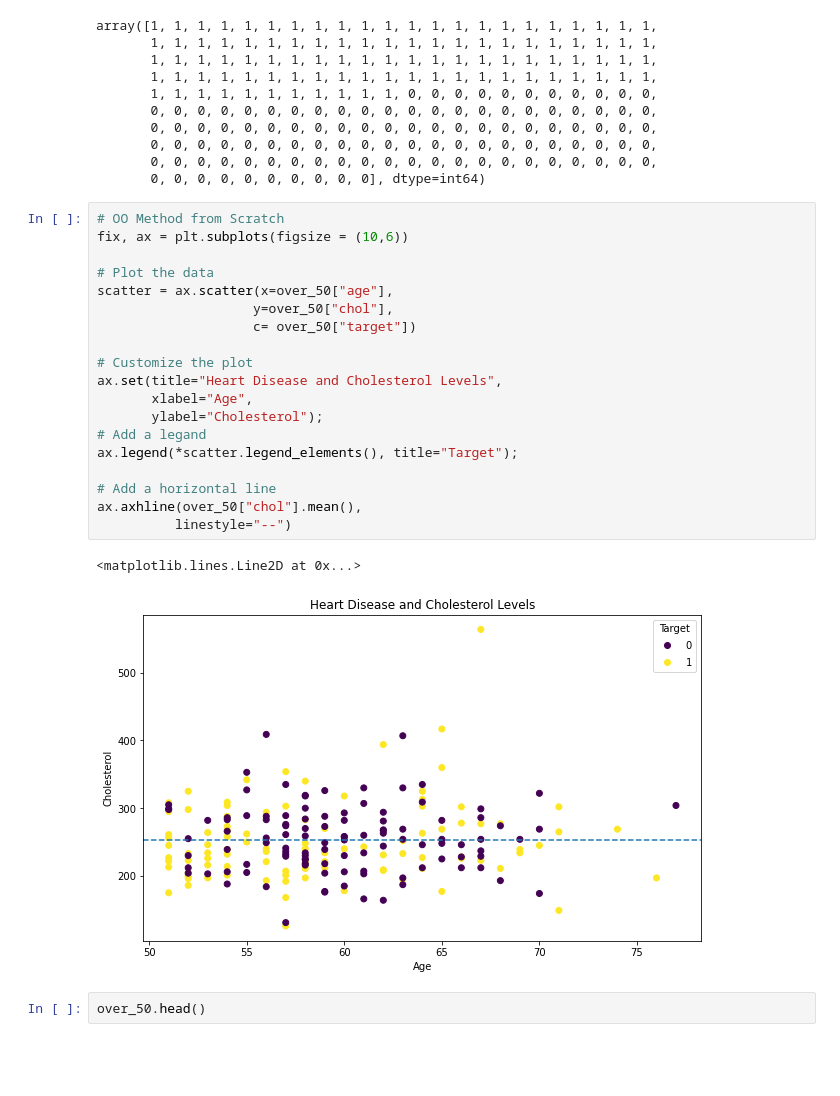
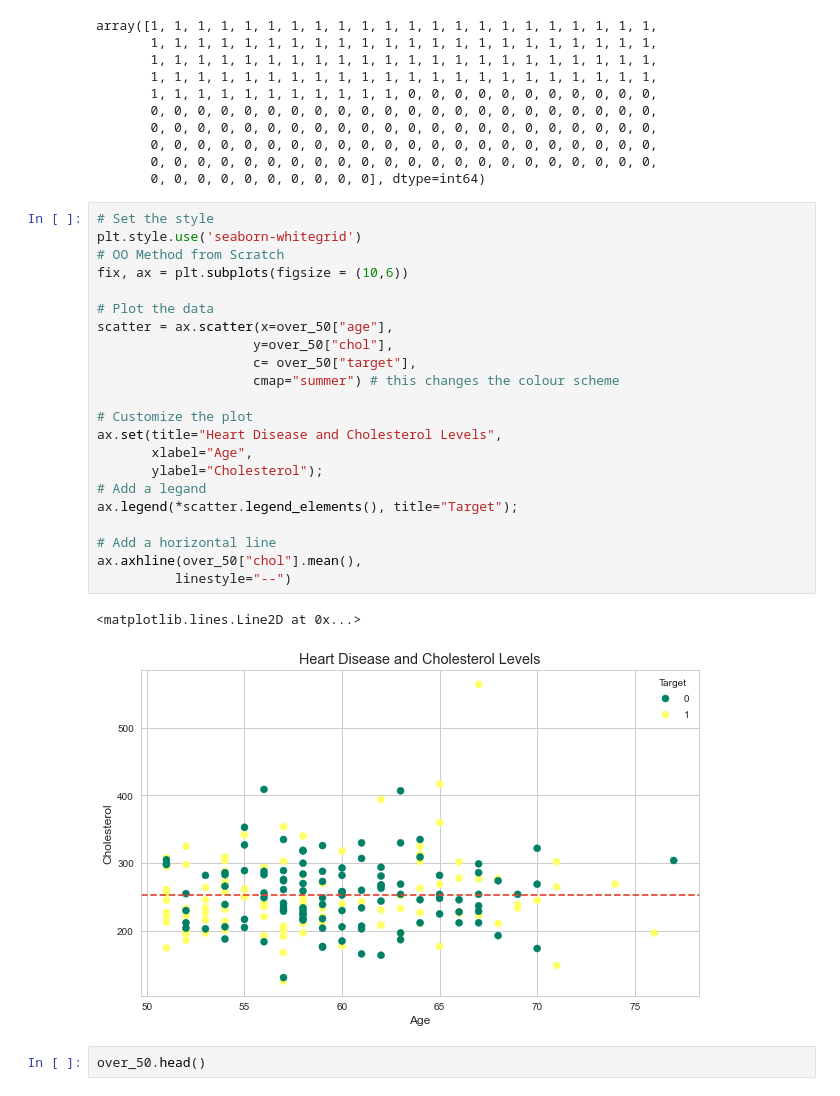
Before and after one commit to TonyHomsi/Complete-DataScience2021, a Jupyter notebook: Matplotlib/Introduction-to-Matplotlib.ipynb, the cells around one changed output. Drawn from its saved outputs; the diff is of its cells as text; blank space fills up the shorter version.

Commit message:
Customizing the Plots, saving and sharing plots, solving Exercise

```diff
--- a/Matplotlib/Introduction-to-Matplotlib.ipynb
+++ b/Matplotlib/Introduction-to-Matplotlib.ipynb
@@ -412,27 +412,30 @@ array([1, 1, 1, 1, 1, 1, 1, 1, 1, 1, 1, 1, 1, 1, 1, 1, 1, 1, 1, 1, 1, 1,
        0, 0, 0, 0, 0, 0, 0, 0, 0, 0, 0, 0, 0, 0, 0, 0, 0, 0, 0, 0, 0, 0,
        0, 0, 0, 0, 0, 0, 0, 0, 0, 0], dtype=int64)
 # %%
+# Set the style
+plt.style.use('seaborn-whitegrid')
 # OO Method from Scratch
 fix, ax = plt.subplots(figsize = (10,6))
 
 # Plot the data
 scatter = ax.scatter(x=over_50["age"],
                     y=over_50["chol"],
-                    c= over_50["target"])
+                    c= over_50["target"],
+                    cmap="summer") # this changes the colour scheme
 
 # Customize the plot
 ax.set(title="Heart Disease and Cholesterol Levels",
        xlabel="Age",
        ylabel="Cholesterol");
 # Add a legand
 ax.legend(*scatter.legend_elements(), title="Target");
 
 # Add a horizontal line
 ax.axhline(over_50["chol"].mean(),
           linestyle="--")
 # %% [output]
 <matplotlib.lines.Line2D at 0x...>
-[figure, old version]
+[figure, new version]
 # %%
 over_50.head()
 # %% [output]
```
Also changed, not shown: parts of 15 cells of this notebook, 5 other files.
